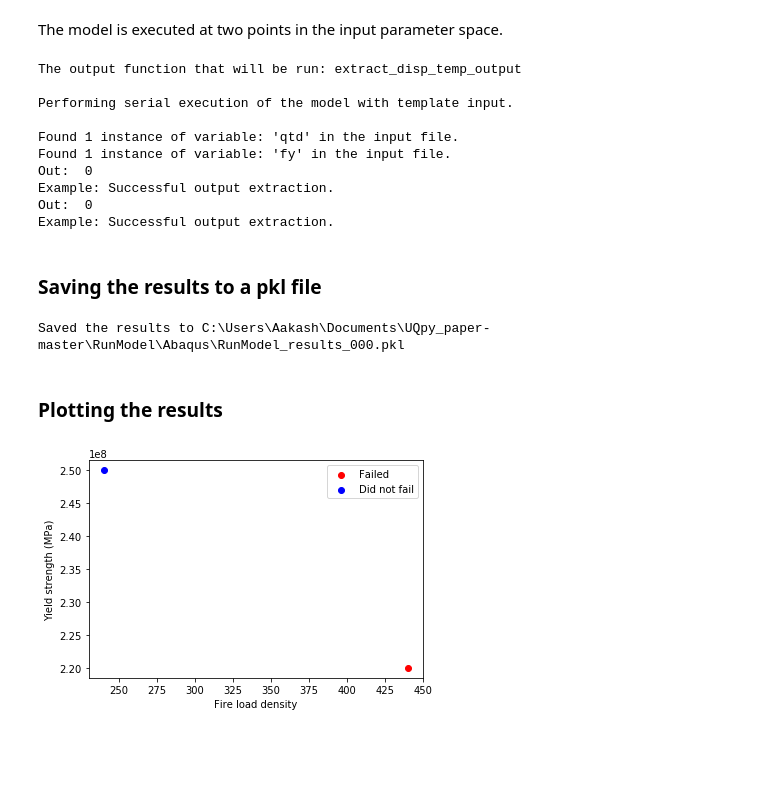
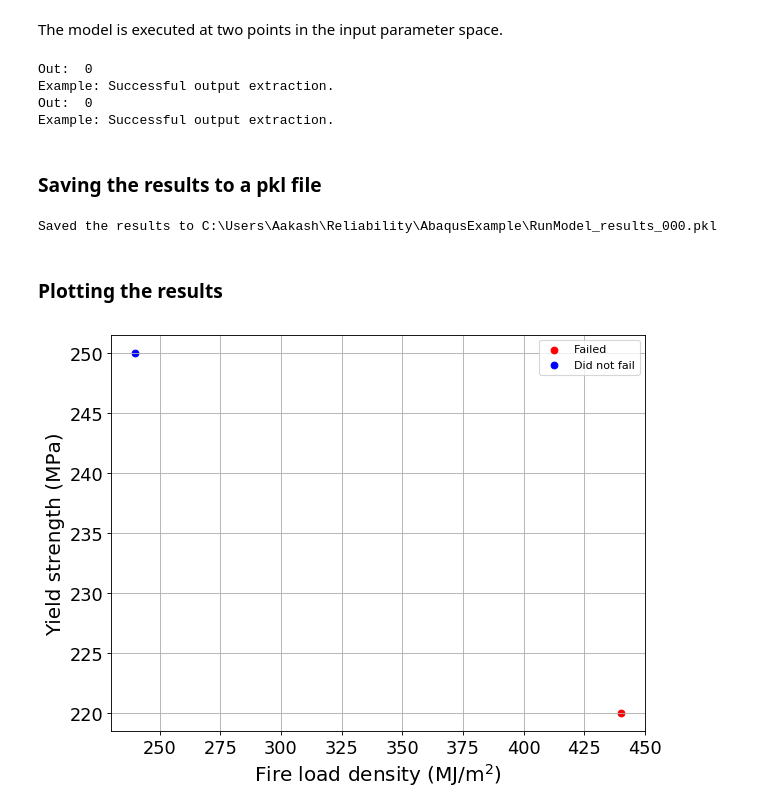
Before and after one commit to SURGroup/UQpy_paper, a Jupyter notebook: RunModel/AbaqusExample/abaqus_example.ipynb, the cells around one changed output. Cells and saved outputs as stored; diff of their text form; code cells hidden in the pictures; blank space fills up the shorter version.

Commit message:
Updated abaqus example notebook.

```diff
--- a/RunModel/AbaqusExample/abaqus_example.ipynb
+++ b/RunModel/AbaqusExample/abaqus_example.ipynb
@@ -42,6 +40,6 @@ var_names = ['qtd', 'fy']
 # %%
 abaqus_sfe_model = RunModel(model_script='abaqus_fire_analysis.py', input_template='abaqus_input.py',
                             output_script='extract_abaqus_output.py',
-                            var_names=var_names, ntasks=1, model_dir='SFE_Example', verbose=True)
+                            var_names=var_names, ntasks=1, model_dir='SFE_Example')
 print('Example: Created the model object.')
 # %% [output]
@@ -56,12 +53,6 @@ The model is executed at two points in the input parameter space.
 sample_points = np.atleast_2d([[240, 250e6], [440, 220e6]])
 abaqus_sfe_model.run(samples=sample_points)
 # %% [output]
-The output function that will be run: extract_disp_temp_output
-
-Performing serial execution of the model with template input.
-
-Found 1 instance of variable: 'qtd' in the input file.
-Found 1 instance of variable: 'fy' in the input file.
 Out:  0
 Example: Successful output extraction.
 Out:  0
@@ -95,37 +86,38 @@ with open(res_file_name, 'wb') as f:
     pickle.dump(results, f)
 print('Saved the results to ' + res_file_name)
 # %% [output]
-Saved the results to C:\Users\Aakash\Documents\UQpy_paper-master\RunModel\Abaqus\RunModel_results_000.pkl
+Saved the results to C:\Users\Aakash\Reliability\AbaqusExample\RunModel_results_000.pkl
 # %% [markdown]
 ### Plotting the results
 # %%
 # Load the results from the latest pickle dump.
 with open(res_file_name, 'rb') as f:
     results = pickle.load(f)
 
 # Use the values loaded from pickle file.
 sample_points = results['inputs']
 Y = np.array(results['outputs'])
 
 x = sample_points[:, 0]
 y = sample_points[:, 1]
 
 # 2D plot showing success or failure
-fig = plt.figure()
-ax = fig.add_subplot(111)
-p3 = ax.scatter(x[Y < 0], y[Y < 0], color='Red', label='Failed')
-p4 = ax.scatter(x[Y >= 0], y[Y >= 0], color='Blue', label='Did not fail')
-ax.set_xlabel('Fire load density')
-ax.set_ylabel('Yield strength (MPa)')
+fig = plt.figure(figsize=(8, 6), dpi=80, facecolor='w', edgecolor='k')
+p3 = plt.scatter(x[Y < 0], y[Y < 0] * 1e-6, color='Red', label='Failed')
+p4 = plt.scatter(x[Y >= 0], y[Y >= 0] * 1e-6, color='Blue', label='Did not fail')
+plt.grid(True)
+plt.xticks(fontsize=16)
+plt.yticks(fontsize=16)
+plt.xlabel('Fire load density (MJ/m$^2$)', FontSize=18)
+plt.ylabel('Yield strength (MPa)', FontSize=18)
 plt.legend()
+plt.tight_layout()
+plt.savefig('FireExample.pdf')
 plt.show()
 
 # Compute probability of failure
 probability_of_failure = len(Y[Y < 0])/len(Y)
 print('Probability of failure using %d samples: % 0.6f' % (len(Y), probability_of_failure))
-
-print('Example: Done!')
-print('Time elapsed: %.2f minutes' % float((time.time() - t) / 60.0))
 # %% [output]
-[figure, old version]
+[figure, new version]
 Probability of failure using 2 samples:  0.500000
```
Also changed, not shown: parts of 3 cells of this notebook.
